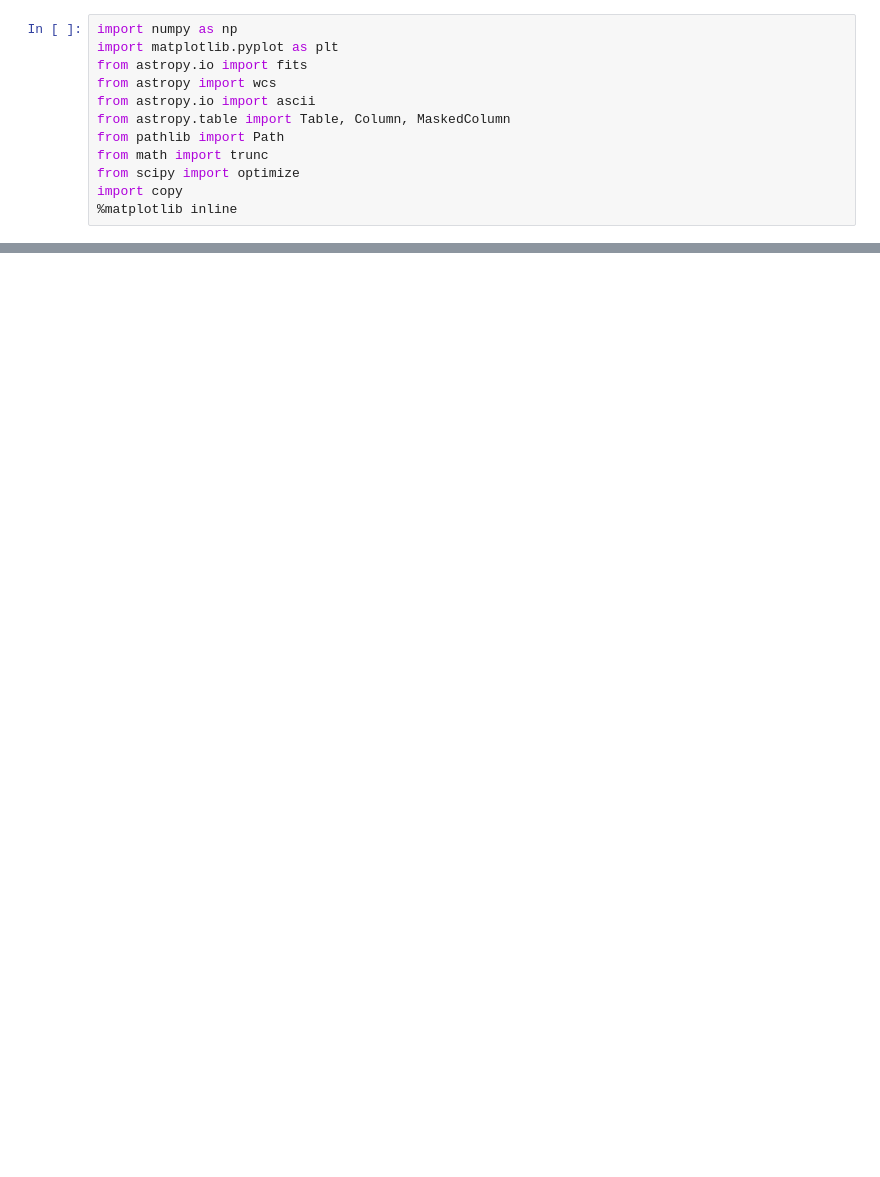
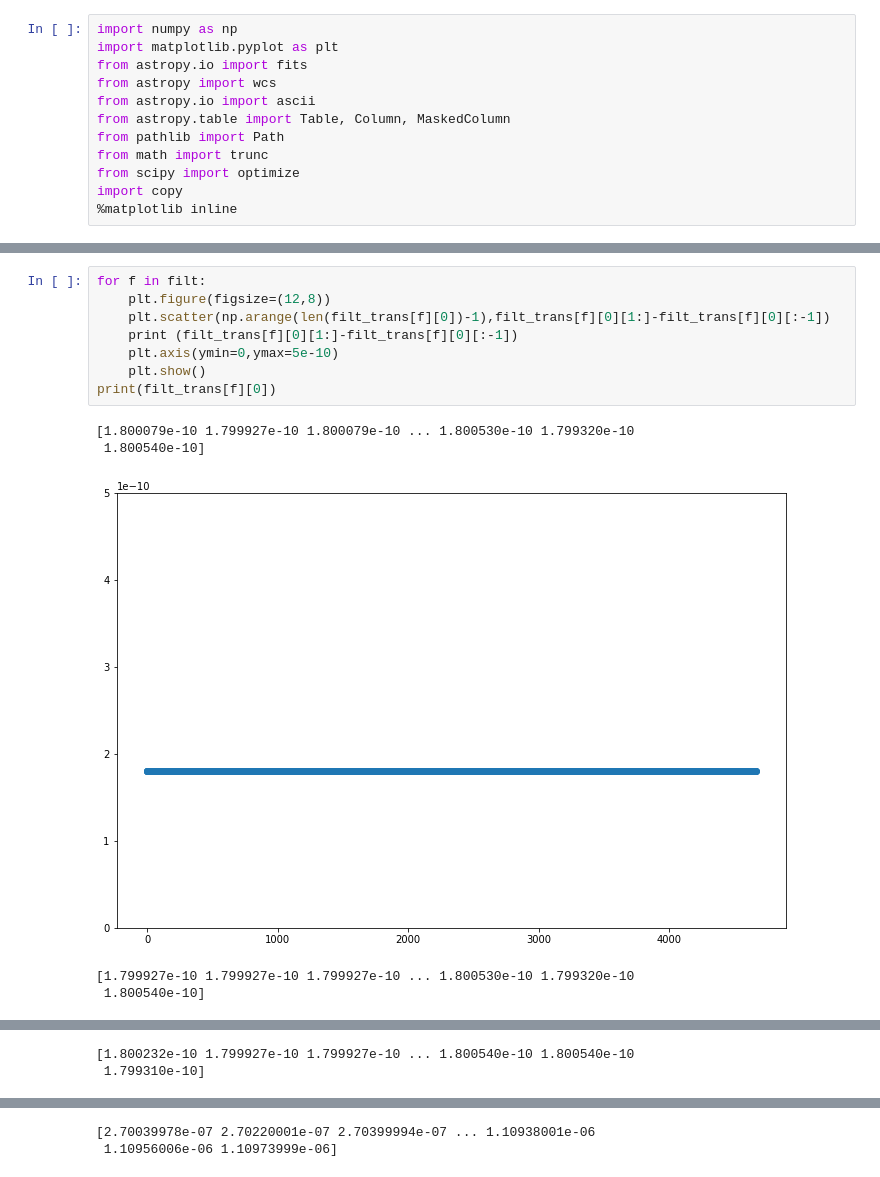
Before and after one commit to BartOuwehand/BRPJ0600, a Jupyter notebook: MieScattering_testfile.ipynb, the cells around one changed output, grey strips where cells are left out. Saved outputs shown, nothing was run; the diff lists cells and outputs as text; blank space fills up the shorter version.

```diff
--- a/MieScattering_testfile.ipynb
+++ b/MieScattering_testfile.ipynb
@@ -35,0 +43,14 @@ for f in filt:
+# %%
+for f in filt:
+    plt.figure(figsize=(12,8))
+    plt.scatter(np.arange(len(filt_trans[f][0])-1),filt_trans[f][0][1:]-filt_trans[f][0][:-1])
+    print (filt_trans[f][0][1:]-filt_trans[f][0][:-1])
+    plt.axis(ymin=0,ymax=5e-10)
+    plt.show()
+print(filt_trans[f][0])
+# %% [output]
+[1.800079e-10 1.799927e-10 1.800079e-10 ... 1.800530e-10 1.799320e-10
+ 1.800540e-10]
+[figure, added]
+[1.799927e-10 1.799927e-10 1.799927e-10 ... 1.800530e-10 1.799320e-10
+ 1.800540e-10]
@@ -35,0 +58,2 @@ for f in filt:
+[1.800232e-10 1.799927e-10 1.799927e-10 ... 1.800540e-10 1.800540e-10
+ 1.799310e-10]
@@ -35,0 +61,2 @@ for f in filt:
+[2.70039978e-07 2.70220001e-07 2.70399994e-07 ... 1.10938001e-06
+ 1.10956006e-06 1.10973999e-06]
```
Also changed, not shown: parts of 13 cells of this notebook, 1 other file.
